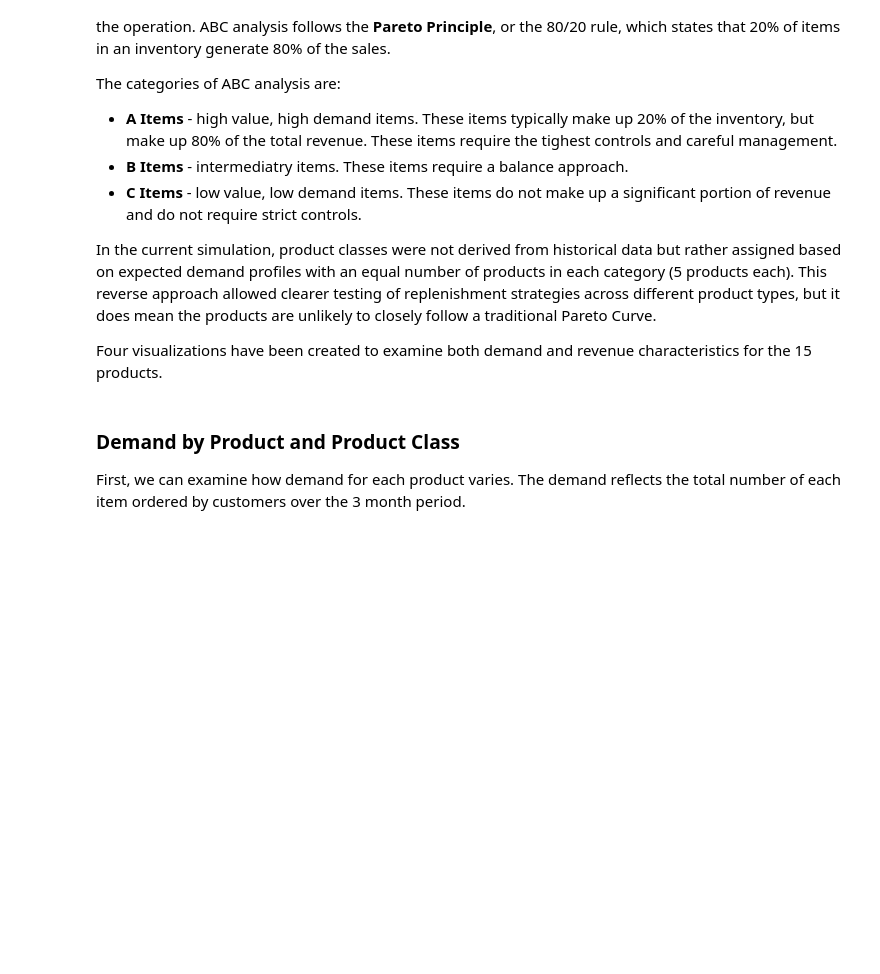
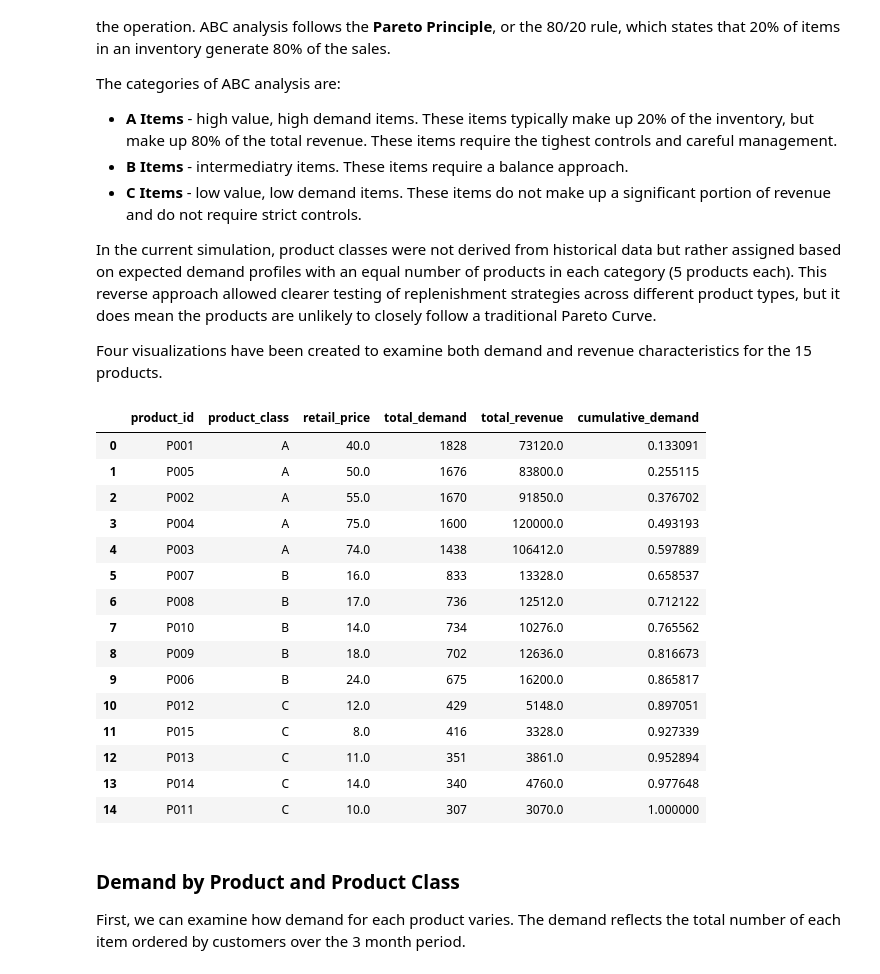
Before and after one commit to markus-pettersen/logistics-simulation, a Jupyter notebook: simulation/notebooks/05_eda_dashboard_prep.ipynb, the cells around one changed output. Cells and saved outputs as stored; diff of their text form; code cells hidden in the pictures; blank space fills up the shorter version.

```diff
--- a/simulation/notebooks/05_eda_dashboard_prep.ipynb
+++ b/simulation/notebooks/05_eda_dashboard_prep.ipynb
@@ -67,6 +67,25 @@ FROM product_demand;
 """
 
 product_demand_df = pd.read_sql_query(product_demand_query, engine)
+# %%
+product_demand_df
+# %% [output]
+|  | product_id | product_class | retail_price | total_demand | total_revenue | cumulative_demand |
+| 0 | P001 | A | 40.0 | 1828 | 73120.0 | 0.133091 |
+| 1 | P005 | A | 50.0 | 1676 | 83800.0 | 0.255115 |
+| 2 | P002 | A | 55.0 | 1670 | 91850.0 | 0.376702 |
+| 3 | P004 | A | 75.0 | 1600 | 120000.0 | 0.493193 |
+| 4 | P003 | A | 74.0 | 1438 | 106412.0 | 0.597889 |
+| 5 | P007 | B | 16.0 | 833 | 13328.0 | 0.658537 |
+| 6 | P008 | B | 17.0 | 736 | 12512.0 | 0.712122 |
+| 7 | P010 | B | 14.0 | 734 | 10276.0 | 0.765562 |
+| 8 | P009 | B | 18.0 | 702 | 12636.0 | 0.816673 |
+| 9 | P006 | B | 24.0 | 675 | 16200.0 | 0.865817 |
+| 10 | P012 | C | 12.0 | 429 | 5148.0 | 0.897051 |
+| 11 | P015 | C | 8.0 | 416 | 3328.0 | 0.927339 |
+| 12 | P013 | C | 11.0 | 351 | 3861.0 | 0.952894 |
+| 13 | P014 | C | 14.0 | 340 | 4760.0 | 0.977648 |
+| 14 | P011 | C | 10.0 | 307 | 3070.0 | 1.000000 |
 # %% [markdown]
 ### Demand by Product and Product Class
 
```
Also changed, not shown: parts of 7 cells of this notebook.
